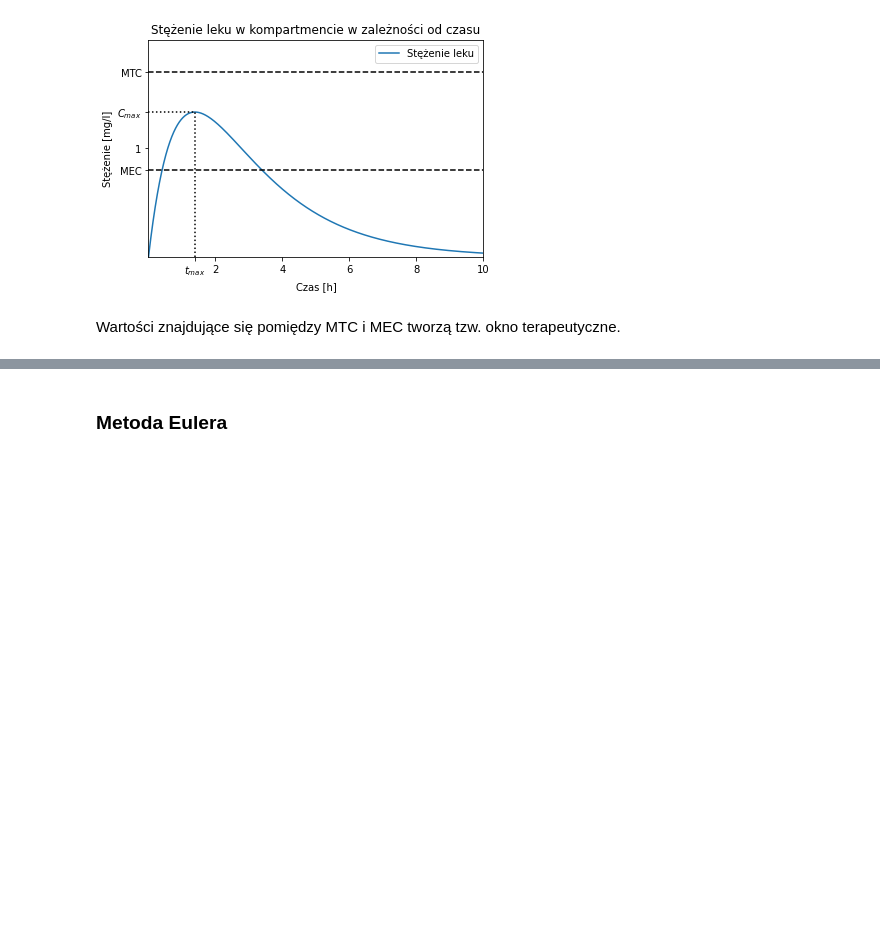
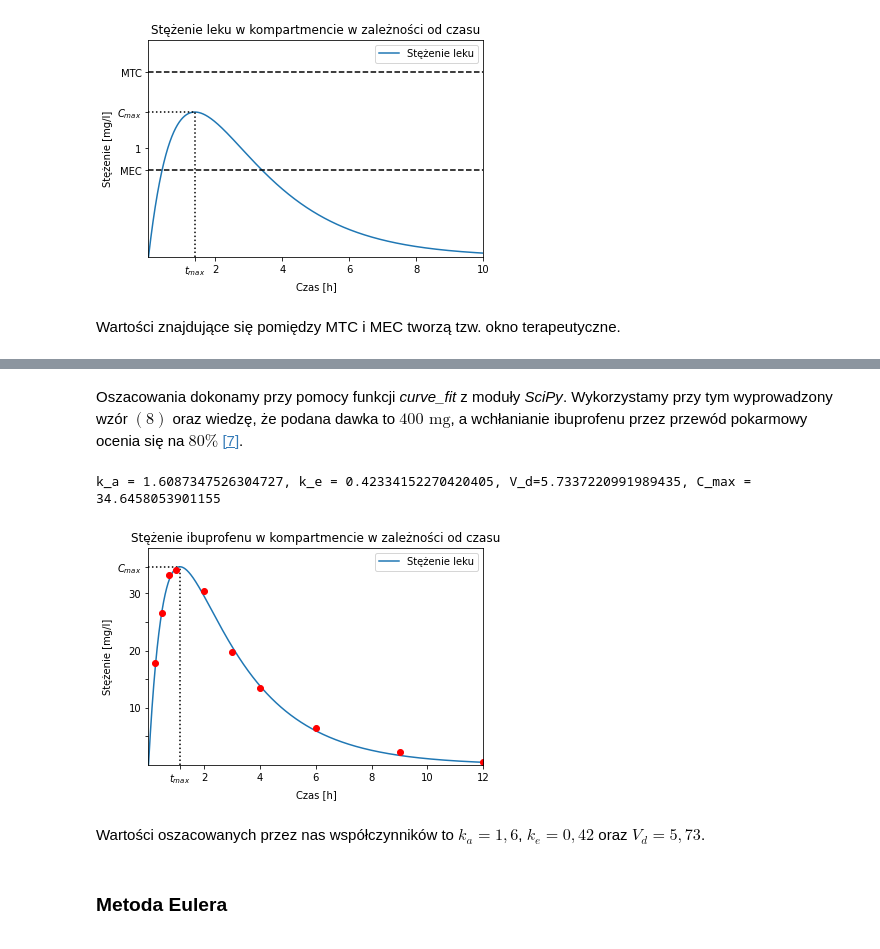
Before and after one commit to github-kamilk/Differential-equation, a Jupyter notebook: Iwach_Kowalski.ipynb, the cells around one changed output, grey strips where cells are left out. Saved outputs shown, nothing was run; the diff lists cells and outputs as text; code cells hidden in the pictures; blank space fills up the shorter version.

```diff
--- a/Iwach_Kowalski.ipynb
+++ b/Iwach_Kowalski.ipynb
@@ -516,3 +467,60 @@ ka = 1.721253732746632 , ke = 0.3987060834279484
+# %% [markdown]
+Oszacowania dokonamy przy pomocy funkcji <i>curve_fit</i> z moduły <i>SciPy</i>. Wykorzystamy przy tym wyprowadzony wzór $(8)$ oraz wiedzę, że podana dawka to $400\text{ mg}$, a wchłanianie ibuprofenu przez przewód pokarmowy ocenia się na $80\%$ <a href="#libu">[7]</a>.
+# %%
+import matplotlib.pyplot as plt
+import numpy as np
+from scipy.optimize import curve_fit
+
+xo = 400
+f = 0.8
+
+t_ibuprofen = [0.25, 0.5, 0.75, 1., 2., 3., 4., 6., 9., 12.]
+C_ibuprofen = [17.8, 26.6, 33.2, 34., 30.4, 19.7, 13.5, 6.5, 2.2, 0.6]
+
+
+def func(t, ka, ke, Vd, xo = 400, f = 0.8):
+    return ((ka * f * xo) / ((ka - ke) * Vd)) * (np.exp(-ke * t) - np.exp(-ka * t))
+
+
+popt, pcov = curve_fit(func, t_ibuprofen, C_ibuprofen, p0=[1, 0.5, 12])
+
+ka = popt[0]
+ke = popt[1]
+Vd = popt[2]
+
+t = np.linspace(0, 12, 54000)
+C = ((ka * f * xo) / ((ka - ke) * Vd)) * (np.exp(-ke * t) - np.exp(-ka * t))
+
+t_max = (1 / (ka - ke)) * np.log(ka / ke)
+C_max = ((ka * f * xo) / ((ka - ke) * Vd)) * (np.exp(-ke * t_max) - np.exp(-ka * t_max))
+
+t_max1 = np.linspace(0, t_max)
+C_max1 = C_max + 0 * t_max1
+
+t_max2 = np.linspace(t_max, t_max)
+C_max2 = np.linspace(0, C_max)
+
+print("k_a = %s, k_e = %s, V_d=%s, C_max = %s" % (popt[0], popt[1], popt[2], C_max))
+
+plt.figure()
+plt.plot(t, C, label="Stężenie leku")
+plt.plot(t_max1, C_max1, ':', color='k')
+plt.plot(t_max2, C_max2, ':', color='k')
+plt.plot(t_ibuprofen, C_ibuprofen, "ro")
+plt.xlim(0, 12)
+plt.ylim(0, 38)
+plt.xticks([t_max, 2, 4, 6, 8, 10, 12], ["$t_{max}$", 2, 4, 6, 8, 10, 12])
+plt.yticks([5, 10, 15, 20, 25, 30, C_max], ['', 10, '', 20, '', 30, "$C_{max}$"])
+plt.xlabel("Czas [h]")
+plt.ylabel("Stężenie [mg/l]")
+plt.legend(loc='upper right')
+plt.title("Stężenie ibuprofenu w kompartmencie w zależności od czasu")
+plt.show()
+# %% [output]
+k_a = 1.6087347526304727, k_e = 0.42334152270420405, V_d=5.7337220991989435, C_max = 34.6458053901155
+[figure, added]
+# %% [markdown]
+Wartości oszacowanych przez nas współczynników to $k_a=1,6$, $k_e=0,42$ oraz $V_d=5,73$.
 # %% [markdown]
 <p id="euler"><h3>Metoda Eulera</h3></p>
 # %% [markdown]
```
Also changed, not shown: parts of 13 cells of this notebook.
